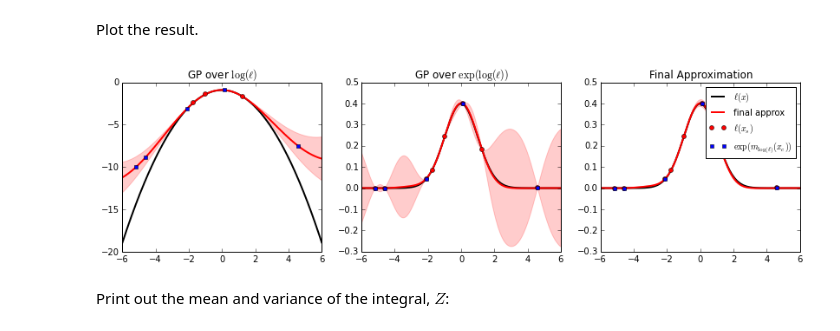
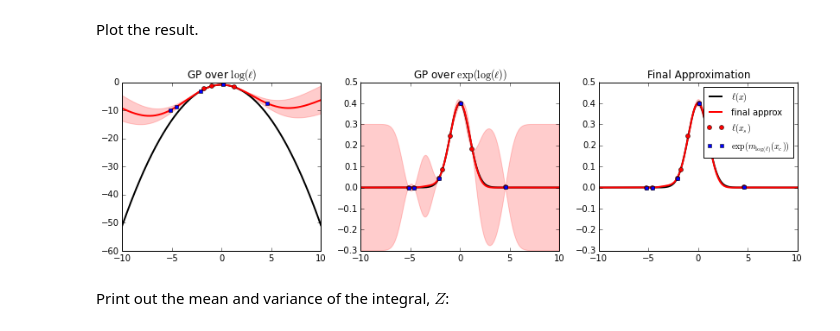
Before and after one commit to jhamrick/bayesian-quadrature, a Jupyter notebook: docs/ipynb/example.ipynb, the cells around one changed output. Drawn from its saved outputs; the diff is of its cells as text; code cells hidden in the pictures.

```diff
--- a/docs/ipynb/example.ipynb
+++ b/docs/ipynb/example.ipynb
@@ -42,9 +41,9 @@ bq._fit_l(params=(y.max(), 1, 0))
 # %% [markdown]
 Plot the result.
 # %%
-fig, axes = bq.plot(f_y, xmin=-6, xmax=6)
+fig, axes = bq.plot(f_y, xmin=-10, xmax=10)
 # %% [output]
-[figure, old version]
+[figure, new version]
 # %% [markdown]
 Print out the mean and variance of the integral, $Z$:
 # %%
```
Also changed, not shown: parts of 2 cells of this notebook, 1 other file.
